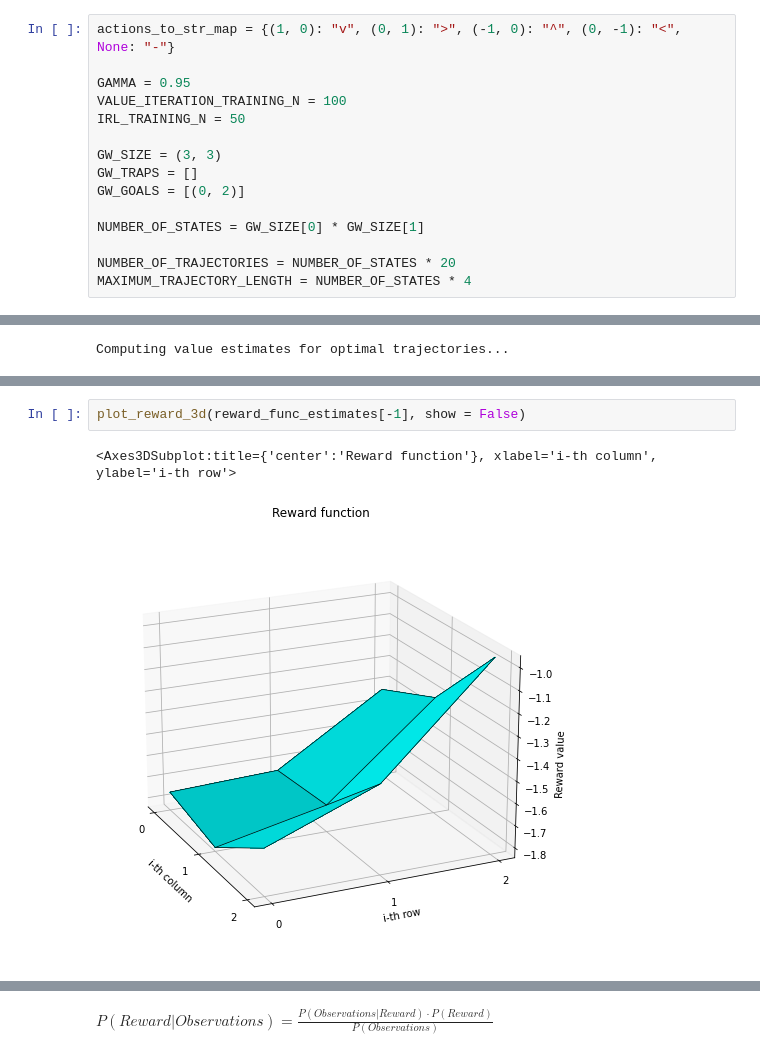
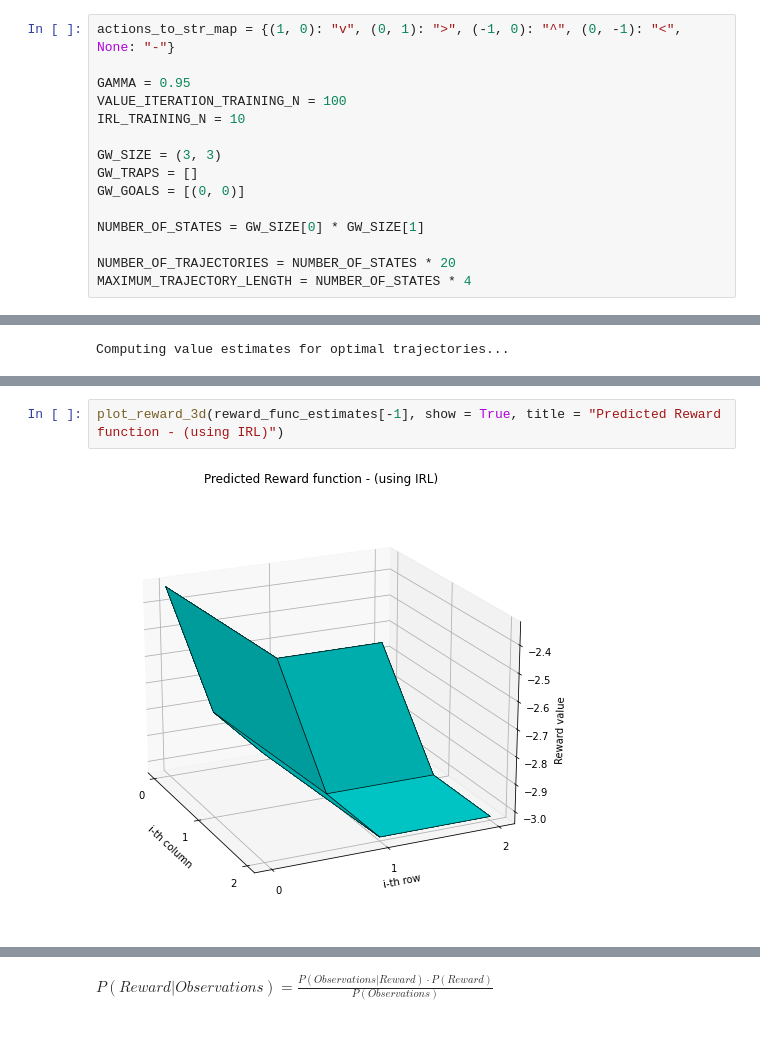
Before and after one commit to NiklasAndMaxRL/IRL_project, a Jupyter notebook: Presentation.ipynb, the cells around one changed output, grey strips where cells are left out. Saved outputs shown, nothing was run; the diff lists cells and outputs as text.

```diff
--- a/Presentation.ipynb
+++ b/Presentation.ipynb
@@ -560,11 +577,11 @@ actions_to_str_map = {(1, 0): "v", (0, 1): ">", (-1, 0): "^", (0, -1): "<", None
 
 GAMMA = 0.95
 VALUE_ITERATION_TRAINING_N = 100
-IRL_TRAINING_N = 50
+IRL_TRAINING_N = 10
 
 GW_SIZE = (3, 3)
 GW_TRAPS = []
-GW_GOALS = [(0, 2)]
+GW_GOALS = [(0, 0)]
 
 NUMBER_OF_STATES = GW_SIZE[0] * GW_SIZE[1]
 
@@ -764,5 +780,4 @@ plot_reward_3d(reward_func_ref, show = False)
 # %%
-plot_reward_3d(reward_func_estimates[-1], show = False)
+plot_reward_3d(reward_func_estimates[-1], show = True, title = "Predicted Reward function - (using IRL)")
 # %% [output]
-<Axes3DSubplot:title={'center':'Reward function'}, xlabel='i-th column', ylabel='i-th row'>
-[figure, old version]
+[figure, new version]
```
Also changed, not shown: parts of 39 cells of this notebook.
